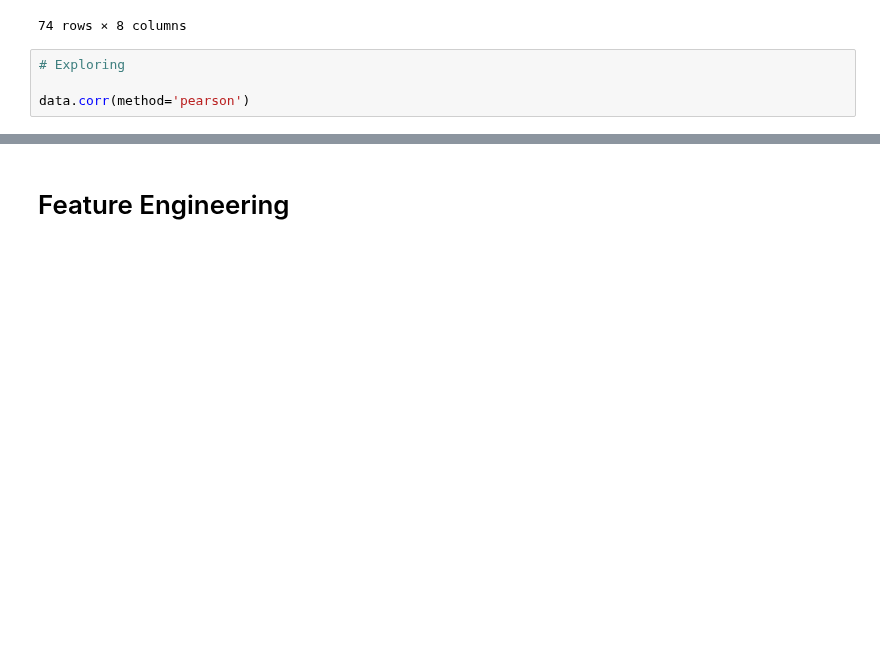
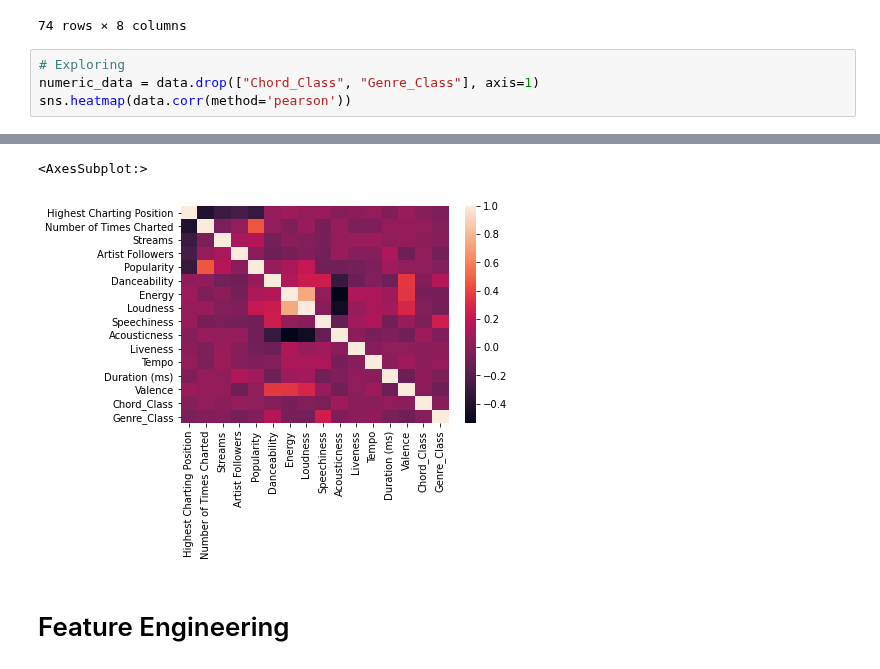
Before and after one commit to bebeal/Data-Mining-Final-Project, a Jupyter notebook: Music Prediction.ipynb, the cells around one changed output, grey strips where cells are left out. Saved outputs shown, nothing was run; the diff lists cells and outputs as text; blank space fills up the shorter version.

Commit message:
Added grid searches + changed corr matrix to heatmap

```diff
--- a/Music Prediction.ipynb
+++ b/Music Prediction.ipynb
@@ -268,6 +269,6 @@ data.groupby('Number of Times Charted').describe()['Highest Charting Position']
 74 rows × 8 columns
 # %%
 # Exploring
-
-data.corr(method='pearson')
+numeric_data = data.drop(["Chord_Class", "Genre_Class"], axis=1)
+sns.heatmap(data.corr(method='pearson'))
 # %% [output]
@@ -291,3 +275,5 @@ data.corr(method='pearson')
+<AxesSubplot:>
+[figure, added]
 # %% [markdown]
 # Feature Engineering
 # %%
```
Also changed, not shown: parts of 10 cells of this notebook.
